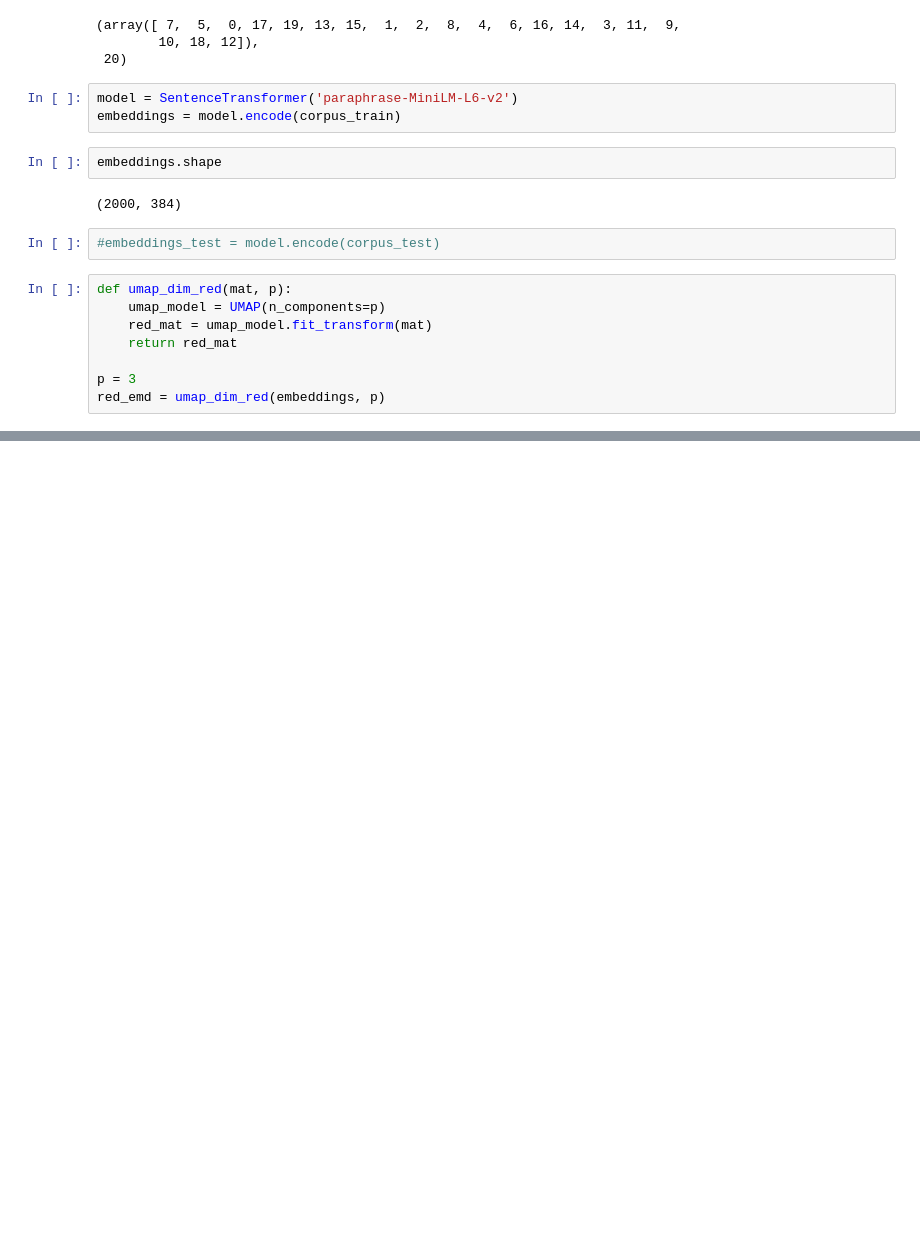
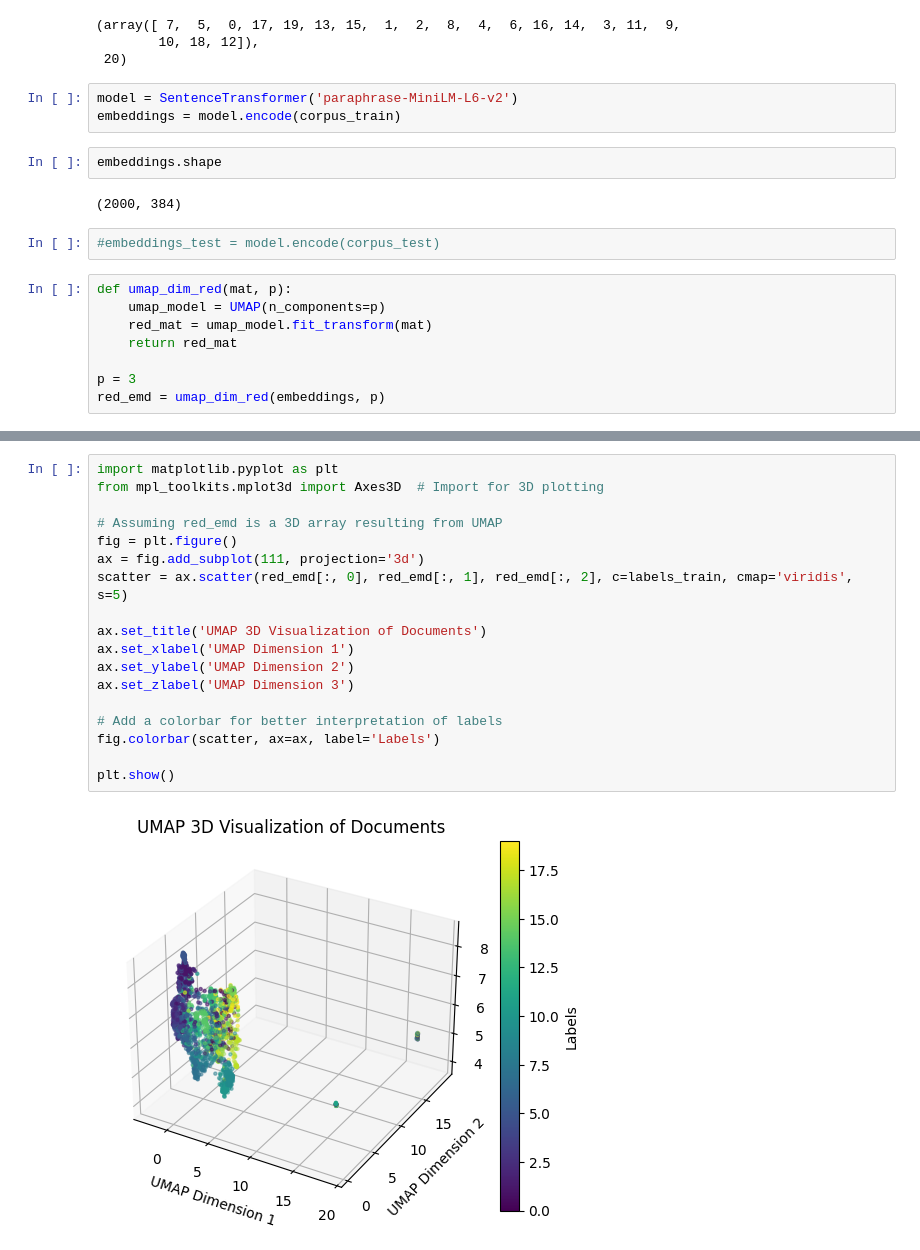
Before and after one commit to nouhaz01/projet_final, a Jupyter notebook: template_umap_kmeans.ipynb, the cells around one changed output, grey strips where cells are left out. Drawn from its saved outputs; the diff is of its cells as text; blank space fills up the shorter version.

Commit message:
kmeans first result

```diff
--- a/template_umap_kmeans.ipynb
+++ b/template_umap_kmeans.ipynb
@@ -87,0 +100,20 @@ red_emd = umap_dim_red(embeddings, p)
+# %%
+import matplotlib.pyplot as plt
+from mpl_toolkits.mplot3d import Axes3D  # Import for 3D plotting
+
+# Assuming red_emd is a 3D array resulting from UMAP
+fig = plt.figure()
+ax = fig.add_subplot(111, projection='3d')
+scatter = ax.scatter(red_emd[:, 0], red_emd[:, 1], red_emd[:, 2], c=labels_train, cmap='viridis', s=5)
+
+ax.set_title('UMAP 3D Visualization of Documents')
+ax.set_xlabel('UMAP Dimension 1')
+ax.set_ylabel('UMAP Dimension 2')
+ax.set_zlabel('UMAP Dimension 3')
+
+# Add a colorbar for better interpretation of labels
+fig.colorbar(scatter, ax=ax, label='Labels')
+
+plt.show()
+# %% [output]
+[figure, added]
```
Also changed, not shown: parts of 7 cells of this notebook.
